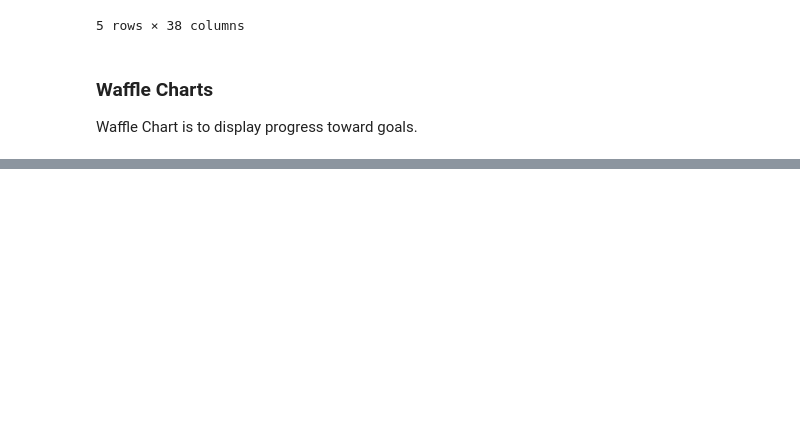
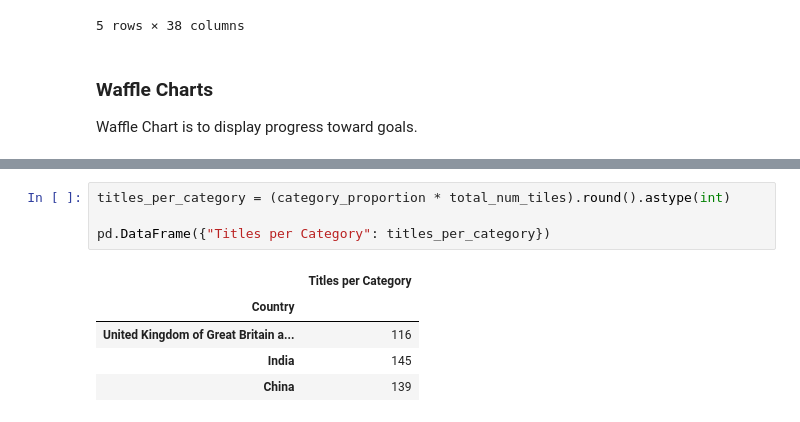
Before and after one commit to vadivelmurugesan/data-science, a Jupyter notebook: example_data_sets/05_canada_immigration_dataset.ipynb, the cells around one changed output, grey strips where cells are left out. Cells and saved outputs as stored; diff of their text form; blank space fills up the shorter version.

```diff
--- a/example_data_sets/05_canada_immigration_dataset.ipynb
+++ b/example_data_sets/05_canada_immigration_dataset.ipynb
@@ -22,0 +57,10 @@ Waffle Chart is to display progress toward goals.
+# %%
+titles_per_category = (category_proportion * total_num_tiles).round().astype(int)
+
+pd.DataFrame({"Titles per Category": titles_per_category})
+# %% [output]
+|  | Titles per Category |
+| Country |  |
+| United Kingdom of Great Britain a... | 116 |
+| India | 145 |
+| China | 139 |
```
Also changed, not shown: parts of 6 cells of this notebook.
